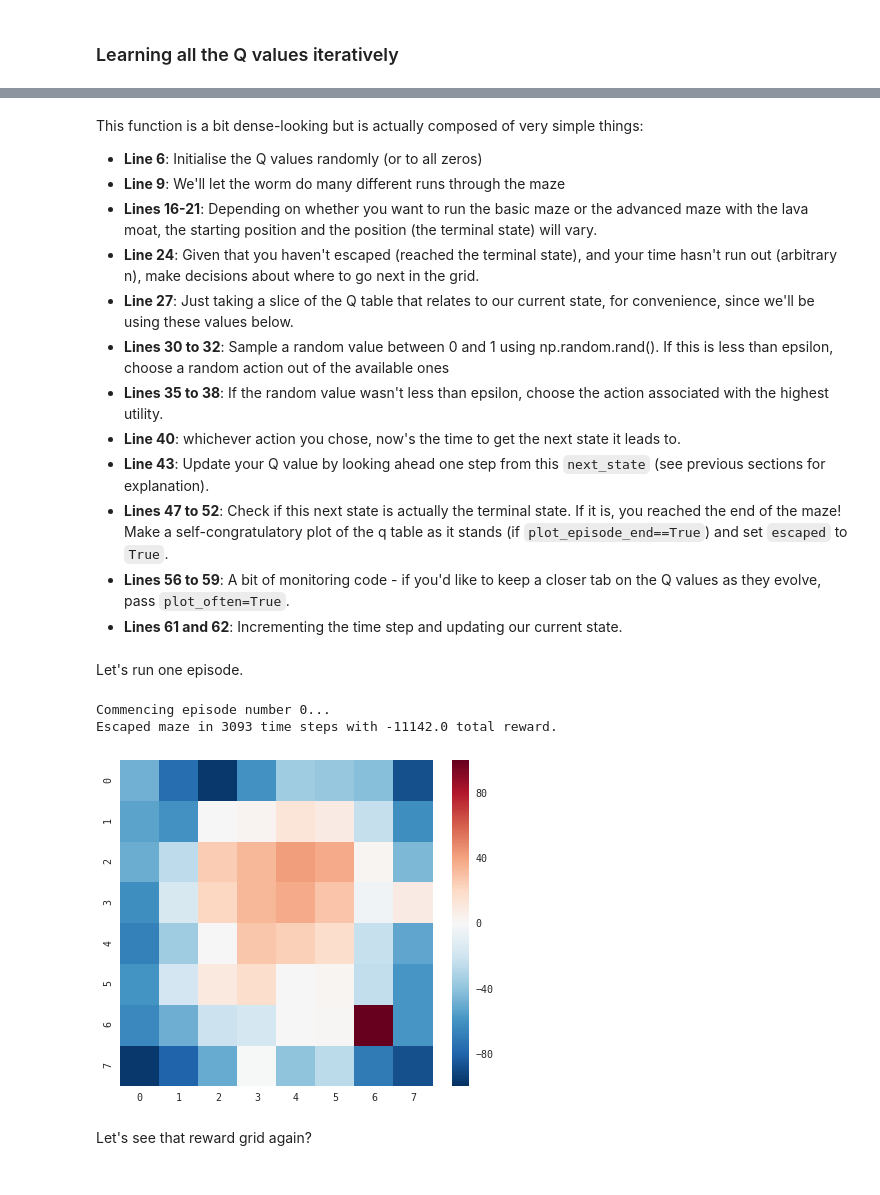
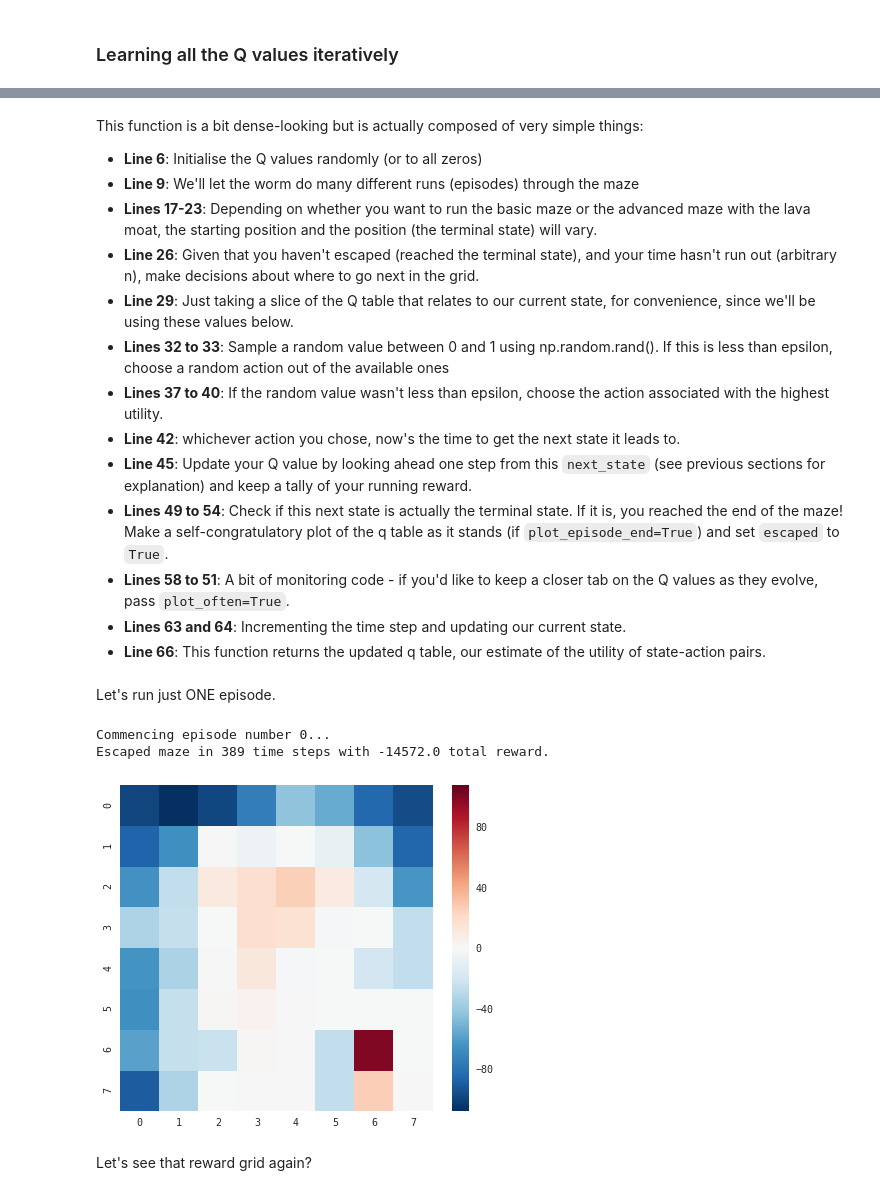
Before and after one commit to jagex-data-science/maze_runner, a Jupyter notebook: q_learning_for_mazes.ipynb, the cells around one changed output, grey strips where cells are left out. Saved outputs shown, nothing was run; the diff lists cells and outputs as text; code cells hidden in the pictures.

```diff
--- a/q_learning_for_mazes.ipynb
+++ b/q_learning_for_mazes.ipynb
@@ -263,7 +265,7 @@ def plot_q_values(q, reward_matrix, plot_reward=False, save_q_plot=True, t=0, ep
     nrows, ncols = reward_matrix.shape
     avg_q_value_by_state = q.groupby('str_state')['value'].mean().values.reshape(nrows,ncols)
 
-    if plot_reward==True:
+    if plot_reward:
         fig, (ax1, ax2) = plt.subplots(ncols=2)
         sns.heatmap(reward_matrix, ax=ax1)
         sns.heatmap(avg_q_value_by_state, ax=ax2)
@@ -498,26 +500,27 @@ def learn_maze(reward_matrix, lava_grid=True, alpha=0.8, gamma=0.8, epsilon=0.5,
 This function is a bit dense-looking but is actually composed of very simple things:
 
 + **Line 6**: Initialise the Q values randomly (or to all zeros)
-+ **Line 9**: We'll let the worm do many different runs through the maze
-+ **Lines 16-21**: Depending on whether you want to run the basic maze or the advanced maze with the lava moat, the starting position and the position (the terminal state) will vary.
-+ **Line 24**: Given that you haven't escaped (reached the terminal state), and your time hasn't run out (arbitrary n), make decisions about where to go next in the grid.
-+ **Line 27**: Just taking a slice of the Q table that relates to our current state, for convenience, since we'll be using these values below.
-+ **Lines 30 to 32**: Sample a random value between 0 and 1 using np.random.rand(). If this is less than epsilon, choose a random action out of the available ones
-+ **Lines 35 to 38**: If the random value wasn't less than epsilon, choose the action associated with the highest utility.
-+ **Line 40**: whichever action you chose, now's the time to get the next state it leads to.
-+ **Line 43**: Update your Q value by looking ahead one step from this `next_state` (see previous sections for explanation).
-+ **Lines 47 to 52**: Check if this next state is actually the terminal state. If it is, you reached the end of the maze! Make a self-congratulatory plot of the q table as it stands (if `plot_episode_end==True`) and set `escaped` to `True`.
-+ **Lines 56 to 59**: A bit of monitoring code - if you'd like to keep a closer tab on the Q values as they evolve, pass `plot_often=True`.
-+ **Lines 61 and 62**: Incrementing the time step and updating our current state.
++ **Line 9**: We'll let the worm do many different runs (episodes) through the maze
++ **Lines 17-23**: Depending on whether you want to run the basic maze or the advanced maze with the lava moat, the starting position and the position (the terminal state) will vary.
++ **Line 26**: Given that you haven't escaped (reached the terminal state), and your time hasn't run out (arbitrary n), make decisions about where to go next in the grid.
++ **Line 29**: Just taking a slice of the Q table that relates to our current state, for convenience, since we'll be using these values below.
++ **Lines 32 to 33**: Sample a random value between 0 and 1 using np.random.rand(). If this is less than epsilon, choose a random action out of the available ones
++ **Lines 37 to 40**: If the random value wasn't less than epsilon, choose the action associated with the highest utility.
++ **Line 42**: whichever action you chose, now's the time to get the next state it leads to.
++ **Line 45**: Update your Q value by looking ahead one step from this `next_state` (see previous sections for explanation) and keep a tally of your running reward.
++ **Lines 49 to 54**: Check if this next state is actually the terminal state. If it is, you reached the end of the maze! Make a self-congratulatory plot of the q table as it stands (if `plot_episode_end=True`) and set `escaped` to `True`.
++ **Lines 58 to 51**: A bit of monitoring code - if you'd like to keep a closer tab on the Q values as they evolve, pass `plot_often=True`.
++ **Lines 63 and 64**: Incrementing the time step and updating our current state.
++ **Line 66**: This function returns the updated q table, our estimate of the utility of state-action pairs.
 # %% [markdown]
-Let's run one episode.
+Let's run just ONE episode.
 # %%
-q = learn_maze(reward_matrix, lava_grid=True, alpha=0.8, gamma=0.8, epsilon=0.5,
+q = learn_maze(reward_matrix, lava_grid=True, alpha=0.8, gamma=0.8, epsilon=0.9,
                n_episodes=1, t_per_episode=10000, verbose=False, plot_often=False, plot_episode_end=True)
 # %% [output]
 Commencing episode number 0...
-Escaped maze in 3093 time steps with -11142.0 total reward.
+Escaped maze in 389 time steps with -14572.0 total reward.
-[figure, old version]
+[figure, new version]
 # %% [markdown]
 Let's see that reward grid again?
 # %%
```
Also changed, not shown: parts of 43 cells of this notebook, 2 other files.
